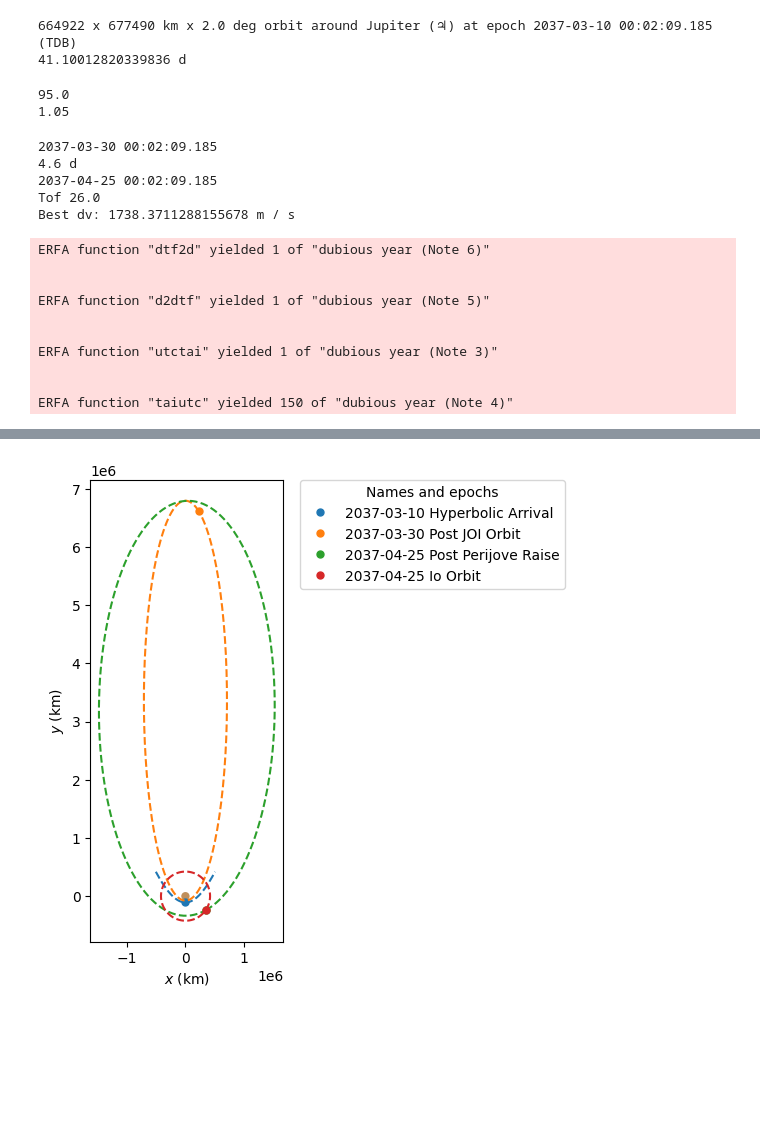
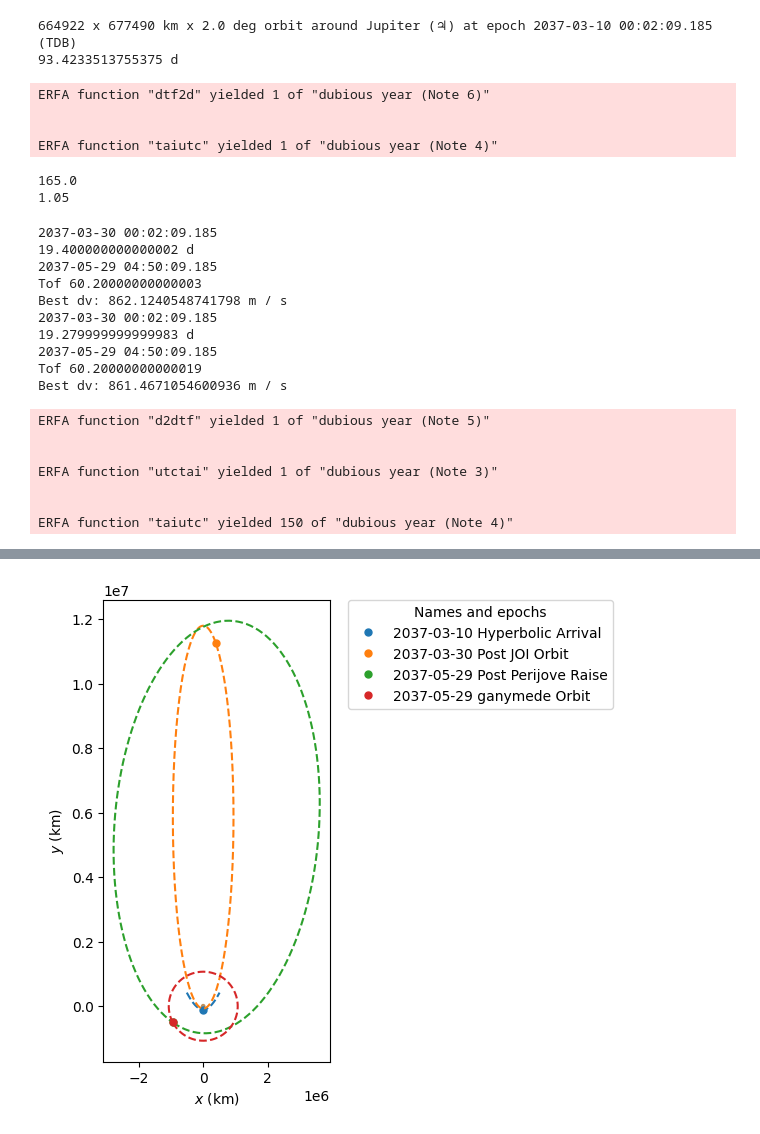
Before and after one commit to jackSN8/Starship_outer_planets_missions, a Jupyter notebook: high_dv_jovian_tour_final.ipynb.ipynb, the cells around one changed output, grey strips where cells are left out. Cells and saved outputs as stored; diff of their text form; code cells hidden in the pictures; blank space fills up the shorter version.

```diff
--- a/high_dv_jovian_tour_final.ipynb.ipynb
+++ b/high_dv_jovian_tour_final.ipynb.ipynb
@@ -229,7 +221,7 @@ io_orb= galilean_orbs[Io]
 callisto_orb= Orbit.from_ephem(attractor=Jupiter,ephem=callisto_ephem,epoch=start_date)
 
 r_perijove = 1.05*Jupiter.R
-r_apijove = 95*Jupiter.R
+r_apijove = 165*Jupiter.R
 a_start = (r_perijove+r_apijove)/2
 ecc_start = (r_perijove-r_apijove)/(r_perijove+r_apijove)
 
@@ -245,7 +237,11 @@ print(starship_orb.period.to(u.day))
 all_orbits=[]
 # %% [output]
 664922 x 677490 km x 2.0 deg orbit around Jupiter (♃) at epoch 2037-03-10 00:02:09.185 (TDB)
-41.10012820339836 d
+93.4233513755375 d
+ERFA function "dtf2d" yielded 1 of "dubious year (Note 6)"
+
+
+ERFA function "taiutc" yielded 1 of "dubious year (Note 4)"
 # %%
 post_joi_orb_for_rad=Orbit.from_classical(
 Jupiter, a_start, ecc_start, io_orb.inc,
@@ -257,27 +253,32 @@ all_orbits.insert(0,post_joi_orb_for_rad)
 print((r_apijove/Jupiter.R.to(u.km)).to(u.one))
 print((r_perijove/Jupiter.R.to(u.km)).to(u.one))
 # %% [output]
-95.0
+165.0
 1.05
 # %%
 #Raise apijove to encounter Ganymede
 transfer_to_ganymede=get_single_burn_elliptical_hohmann_brute_force(
     ganymede_orb,
     starship_orb,
-    min_departure_wait=3*u.day,
+    min_departure_wait=0*u.day,
     max_depature_wait=27*u.day,
-    tof_step=0.8*u.day,
-    min_tof=7*u.day,
-    max_tof=27*u.day,
+    tof_step=0.2*u.day,
+    min_tof=2*u.day,
+    max_tof=47*u.day,
     retrograde_only=False,
-    max_encounter_v=5*u.km/u.s
+    max_encounter_v=7*u.km/u.s
 )
 # %% [output]
 2037-03-30 00:02:09.185
-4.6 d
-2037-04-25 00:02:09.185
-Tof 26.0
-Best dv: 1738.3711288155678 m / s
+19.400000000000002 d
+2037-05-29 04:50:09.185
+Tof 60.20000000000003
+Best dv: 862.1240548741798 m / s
+2037-03-30 00:02:09.185
+19.279999999999983 d
+2037-05-29 04:50:09.185
+Tof 60.20000000000019
+Best dv: 861.4671054600936 m / s
 # %%
 def rotate_plot_90(ax, ccw=True):
     # 90° rotation: CCW (x,y)->(-y,x), CW (x,y)->(y,-x)
@@ -335,7 +336,7 @@ plotter.plot(transfer_to_ganymede[1].propagate(ganymede_arrival_date_1), label="
 
 plotter.plot(ganymede_orb.propagate(ganymede_arrival_date_1), label="ganymede Orbit")
 print(f"Arrival on Io at {transfer_to_ganymede[3]}")
-pre_io_starship_flyby=transfer_to_ganymede[1].propagate(io_arrival_date_1)
+pre_ganymede_starship_flyby=transfer_to_ganymede[1].propagate(ganymede_arrival_date_1)
 
 # Get the matplotlib Axes (poliastro versions differ: ax vs _ax)
 ax = getattr(plotter, "ax", None) or plotter._ax
@@ -357,9 +358,6 @@ all_orbits.append(transfer_to_ganymede[1])
 
 print(f"Distance from ganymede should be {np.linalg.norm(pre_ganymede_starship_flyby.r-ganymede_orb.propagate(ganymede_arrival_date_1).r):.2f}")
 # %% [output]
-ERFA function "dtf2d" yielded 1 of "dubious year (Note 6)"
-
-
 ERFA function "d2dtf" yielded 1 of "dubious year (Note 5)"
 
 
@@ -371,2 +369,2 @@ Arrival on Io at 2037-04-25 03:52:33.185
-[figure, old version]
+[figure, new version]
 Initial orbit has ecc of 1.047393237114361
```
Also changed, not shown: parts of 18 cells of this notebook, 8 other files.
